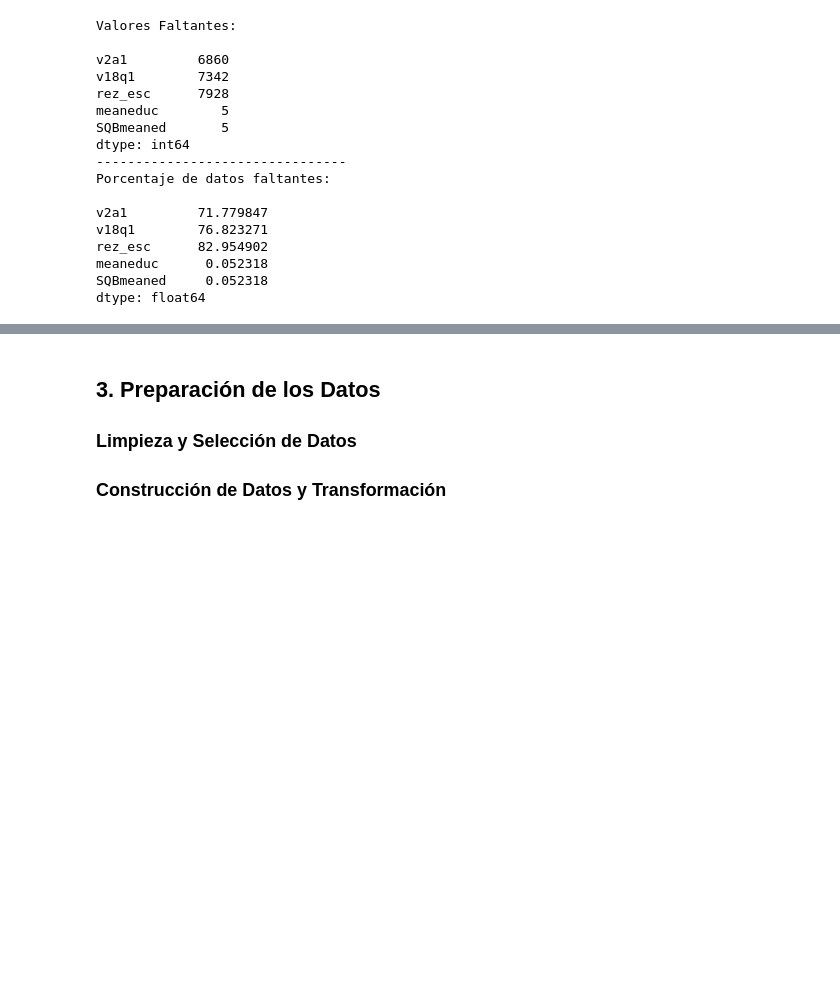
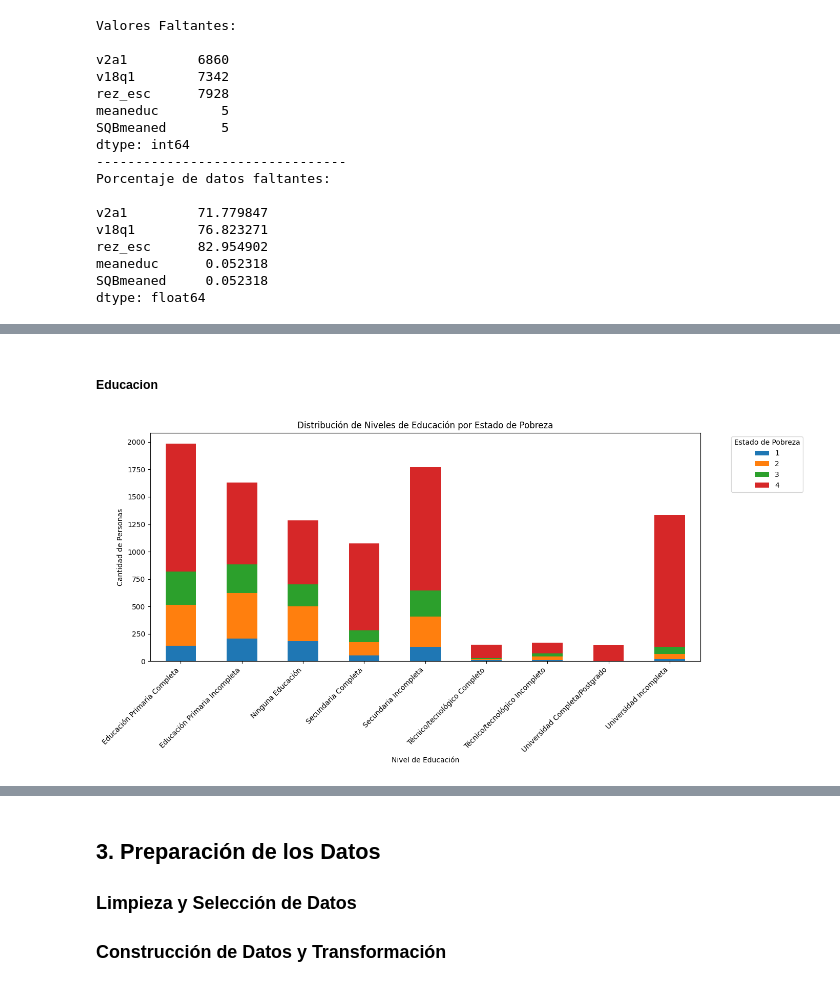
Before and after one commit to hart-venus/proyecto_ia, a Jupyter notebook: main.ipynb, the cells around one changed output, grey strips where cells are left out. Saved outputs shown, nothing was run; the diff lists cells and outputs as text; code cells hidden in the pictures; blank space fills up the shorter version.

```diff
--- a/main.ipynb
+++ b/main.ipynb
@@ -547,0 +648,42 @@ dtype: float64
+# %% [markdown]
+##### Educacion
+# %%
+# @hidden_cell.
+
+# Mapeo de los códigos de educación a nombres significativos
+education_levels = {
+    'instlevel1': 'Ninguna Educación',
+    'instlevel2': 'Educación Primaria Incompleta',
+    'instlevel3': 'Educación Primaria Completa',
+    'instlevel4': 'Secundaria Incompleta',
+    'instlevel5': 'Secundaria Completa',
+    'instlevel6': 'Técnico/tecnológico Incompleto',
+    'instlevel7': 'Técnico/tecnológico Completo',
+    'instlevel8': 'Universidad Incompleta',
+    'instlevel9': 'Universidad Completa/Postgrado'
+}
+# Los nombres originales de las columnas de nivel de educación en 'train'
+education_levels_original = [
+    'instlevel1', 'instlevel2', 'instlevel3', 'instlevel4',
+    'instlevel5', 'instlevel6', 'instlevel7', 'instlevel8', 'instlevel9'
+]
+# Agrupar por nivel de educación y estado de pobreza
+education_status = train.melt(id_vars=['Target'], value_vars=education_levels_original, var_name='Education_Level', value_name='Count')
+education_status = education_status[education_status['Count'] > 0]
+
+# Renombrar los niveles de educación para que sean significativos en el gráfico
+education_status['Education_Level'] = education_status['Education_Level'].map(education_levels)
+
+# Crear el gráfico de barras apiladas
+pivot_df = education_status.pivot_table(index='Education_Level', columns='Target', values='Count', aggfunc='sum')
+pivot_df.plot(kind='bar', stacked=True, figsize=(14,7))
+
+plt.title('Distribución de Niveles de Educación por Estado de Pobreza')
+plt.xlabel('Nivel de Educación')
+plt.ylabel('Cantidad de Personas')
+plt.legend(title='Estado de Pobreza', bbox_to_anchor=(1.05, 1), loc='upper left')
+plt.xticks(rotation=45, ha='right')
+plt.tight_layout()
+plt.show()
+# %% [output]
+[figure, added]
```
Also changed, not shown: parts of 9 cells of this notebook.
